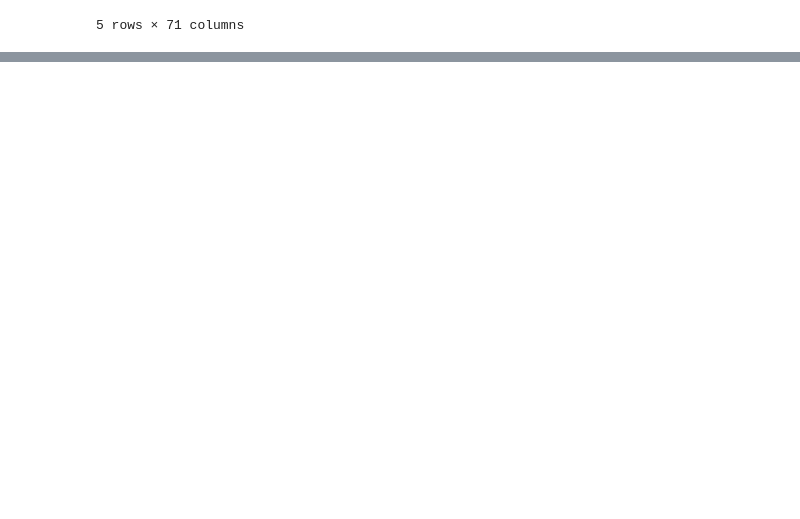
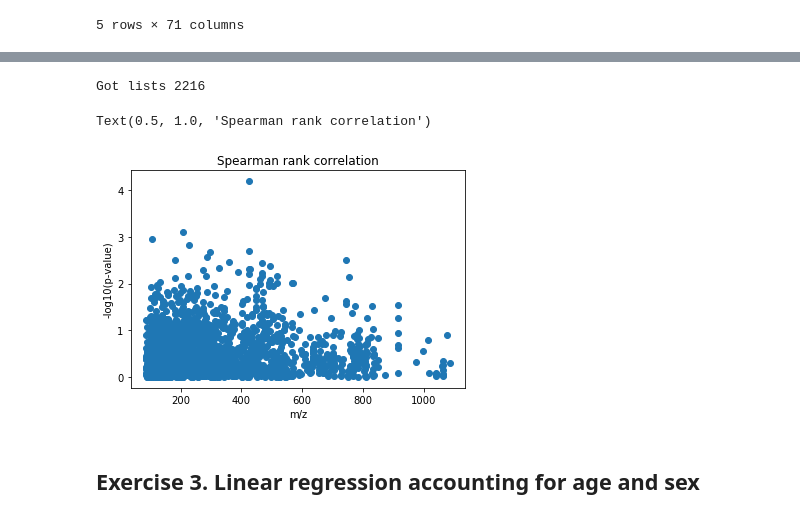
Before and after one commit to shuzhao-li-lab/espol-workshop, a Jupyter notebook: day4_handon_MWAS.ipynb, the cells around one changed output, grey strips where cells are left out. Saved outputs shown, nothing was run; the diff lists cells and outputs as text; code cells hidden in the pictures; blank space fills up the shorter version.

```diff
--- a/day4_handon_MWAS.ipynb
+++ b/day4_handon_MWAS.ipynb
@@ -113,3 +115,13 @@ metabo.head()
 | 3 | row4_85.0766_39 | 21.302 | 21.094 | 21.491 | 21.440 | 21.933 | 21.950 | 21.961 | ... |
 | 4 | row5_85.0766_557 | 22.990 | 23.521 | 23.071 | 22.370 | 22.819 | 23.517 | 23.076 | ... |
 5 rows × 71 columns
+# %%
+# The order of subjects in the two tables were pre-matched
+
+m1 = metabo.iloc[0, 1:]
+ab = antibody['IgG_D28/0']
+print(m1, ab)
+
+# To compute Spearman rank correlation for one metabolite feature
+r,p = stats.spearmanr(m1, ab)
+print("Spearman rank correlation coefficient %f, p-value %f" %(r, p))
@@ -115,0 +146,32 @@ metabo.head()
+# %%
+# to loop through all metabolite features
+rlist, plist = [], []   # these list will hold the values
+for ii in range(2216):
+    m = metabo.iloc[ii, 1:]
+    r,p = stats.spearmanr(m, ab)
+    rlist.append(r)
+    plist.append(p)
+
+print("Got lists", len(plist))
+# %% [output]
+Got lists 2216
+# %%
+# Parsing out mz and retention time, as this table has a ID format row1_85.0402_51
+# whereas 85.0402 is m/z, 51 is retention time in second
+
+mzlist = [float(x.split("_")[1]) for x in metabo["vax05_pos_metabo_feature"]]
+rtlist = [int(x.split("_")[2]) for x in metabo["vax05_pos_metabo_feature"]]
+
+# Manhattan plot, using p-values from above Spearman rank correlation
+LGpval2 = [-np.log10(x) for x in plist]
+
+# this makes Manhattan plot, -log10(p-value) vs mz
+plt.scatter(mzlist, LGpval2)
+plt.xlabel("m/z")
+plt.ylabel("-log10(p-value)")
+plt.title("Spearman rank correlation")
+# %% [output]
+Text(0.5, 1.0, 'Spearman rank correlation')
+[figure, added]
+# %% [markdown]
+## Exercise 3. Linear regression accounting for age and sex
```
Also changed, not shown: parts of 3 cells of this notebook, 1 other file.
